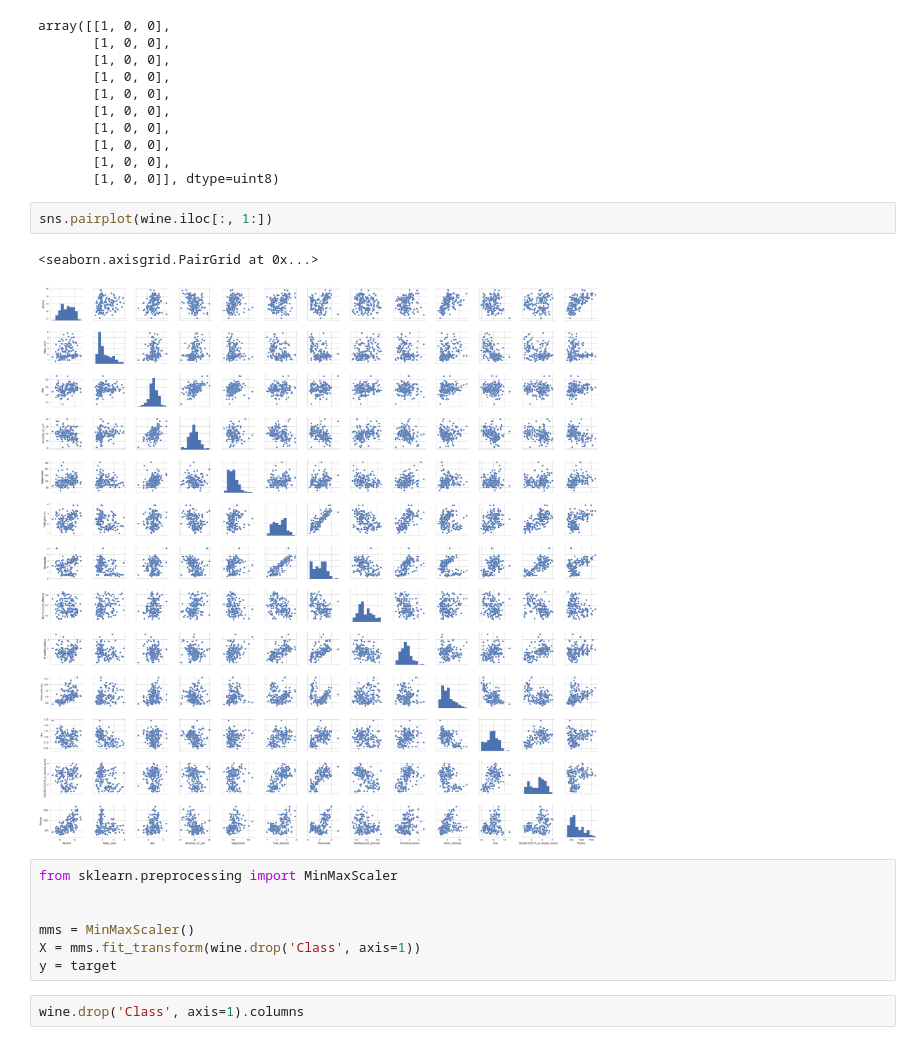
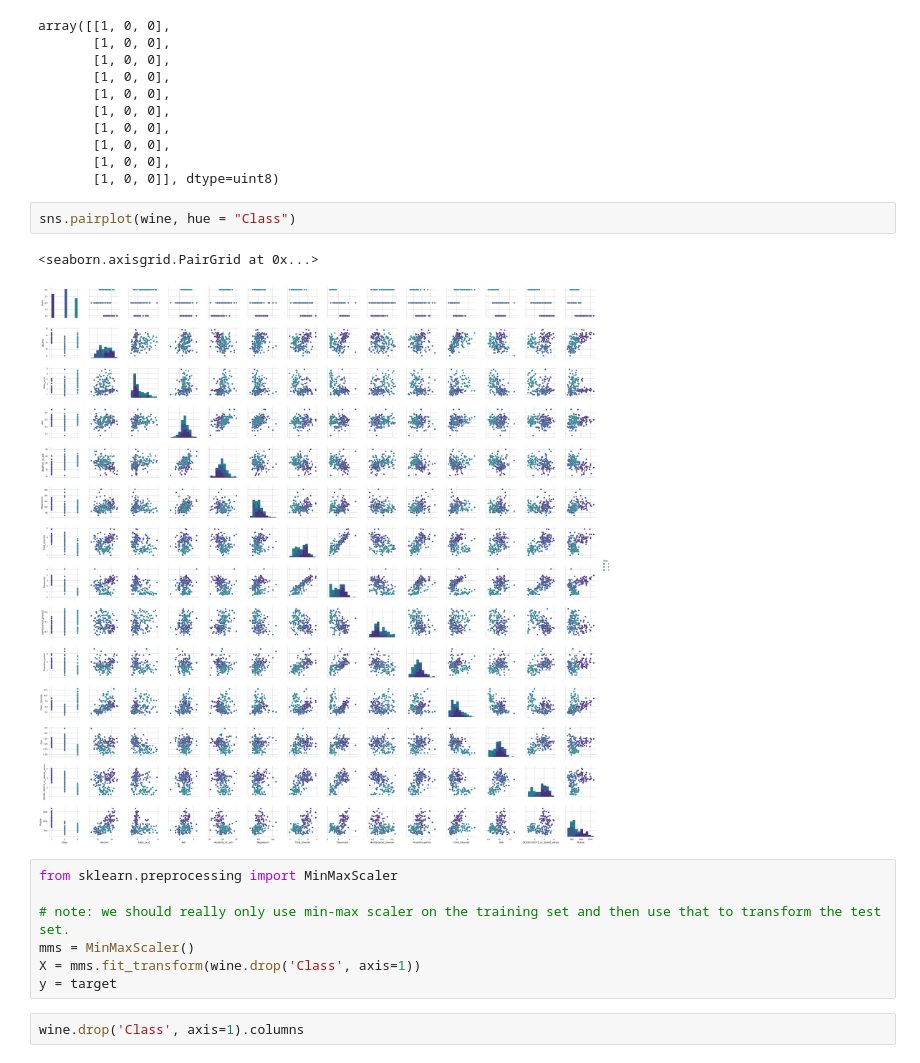
Before and after one commit to callinSwitzer/zero_to_deep_learning_udemy, a Jupyter notebook: course/5 Gradient Descent.ipynb, the cells around one changed output. Saved outputs shown, nothing was run; the diff lists cells and outputs as text.

```diff
--- a/course/5 Gradient Descent.ipynb
+++ b/course/5 Gradient Descent.ipynb
@@ -603,14 +603,14 @@ array([[1, 0, 0],
        [1, 0, 0],
        [1, 0, 0]], dtype=uint8)
 # %%
-sns.pairplot(wine.iloc[:, 1:])
+sns.pairplot(wine, hue = "Class")
 # %% [output]
 <seaborn.axisgrid.PairGrid at 0x...>
-[figure, old version]
+[figure, new version]
 # %%
 from sklearn.preprocessing import MinMaxScaler
 
-
+# note: we should really only use min-max scaler on the training set and then use that to transform the test set.
 mms = MinMaxScaler()
 X = mms.fit_transform(wine.drop('Class', axis=1))
 y = target
```
Also changed, not shown: parts of 40 cells of this notebook.
